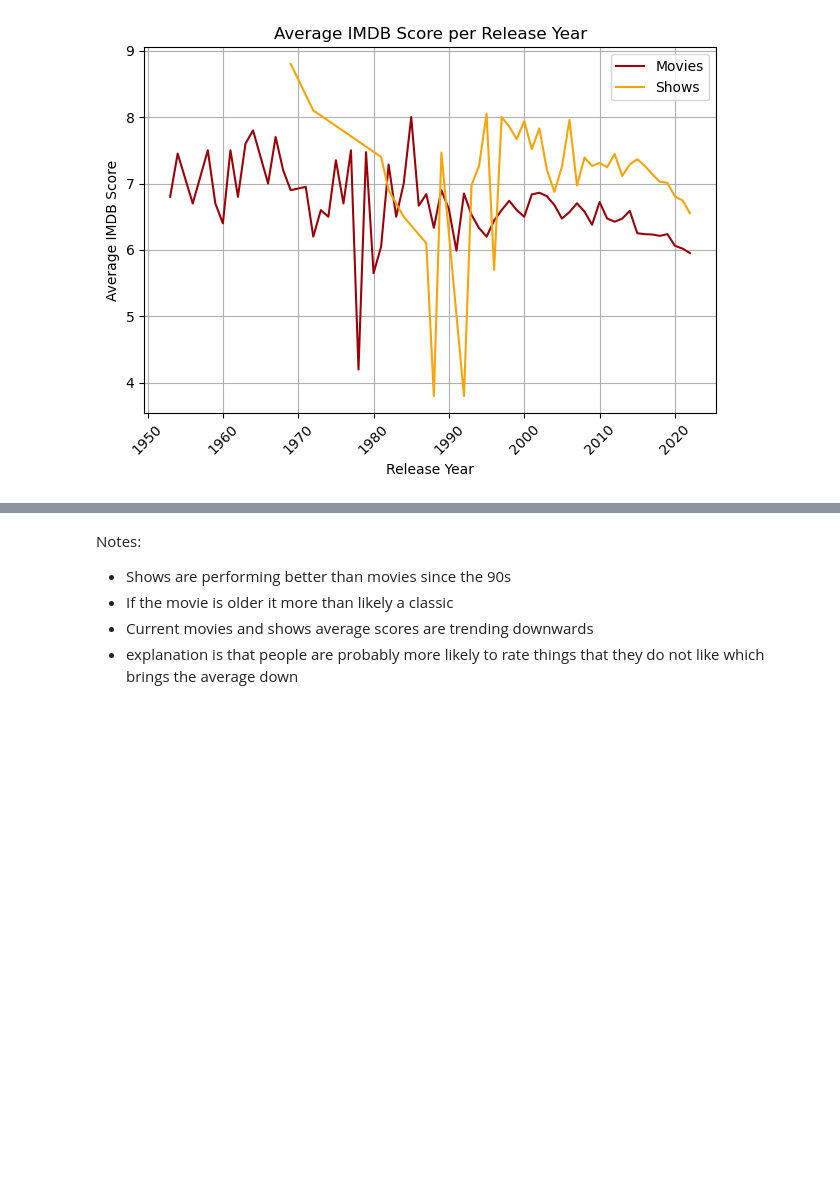
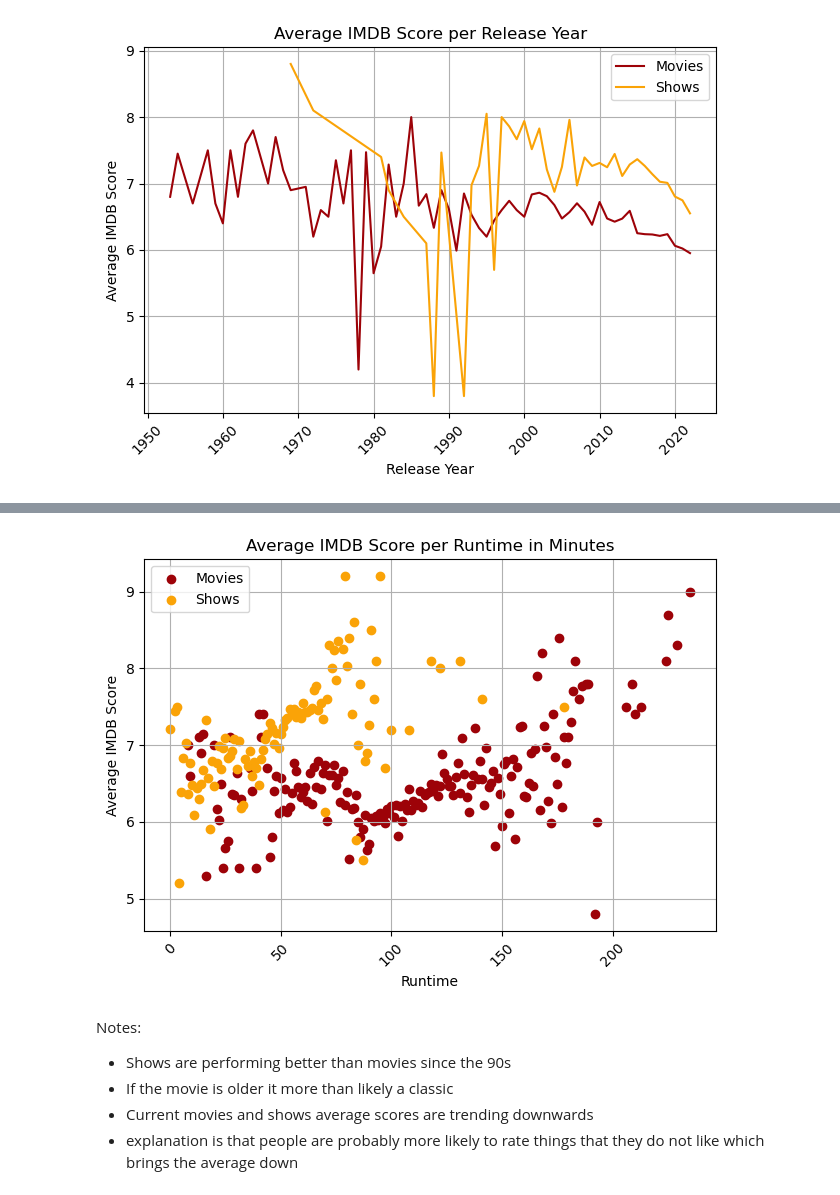
Before and after one commit to eelizondo1226/project_1_group_08, a Jupyter notebook: Robert_work/netflix_imbd_robert.ipynb, the cells around one changed output, grey strips where cells are left out. Cells and saved outputs as stored; diff of their text form; code cells hidden in the pictures; blank space fills up the shorter version.

```diff
--- a/Robert_work/netflix_imbd_robert.ipynb
+++ b/Robert_work/netflix_imbd_robert.ipynb
@@ -253,3 +253,21 @@ plt.show()
+# %%
+average_shows_scores_per_runtime = filtered_df1.groupby("runtime")["imdb_score"].mean()
+average_movie_scores_per_runtime = filtered_df2.groupby("runtime")["imdb_score"].mean()
+
+
+plt.scatter(average_movie_scores_per_runtime.index, average_movie_scores_per_runtime.values, color="#9D0208", linestyle='-', label="Movies")
+plt.scatter(average_shows_scores_per_runtime.index, average_shows_scores_per_runtime.values, color="#FAA307", linestyle='-', label="Shows")
+
+plt.xlabel("Runtime")
+plt.ylabel("Average IMDB Score")
+plt.title("Average IMDB Score per Runtime in Minutes")
+plt.xticks(rotation=45)
+plt.tight_layout()
+plt.grid(True)
+plt.legend()
+plt.show()
+# %% [output]
+[figure, added]
 # %% [markdown]
 Notes:
 - Shows are performing better than movies since the 90s
```
Also changed, not shown: parts of 1 cell of this notebook.
